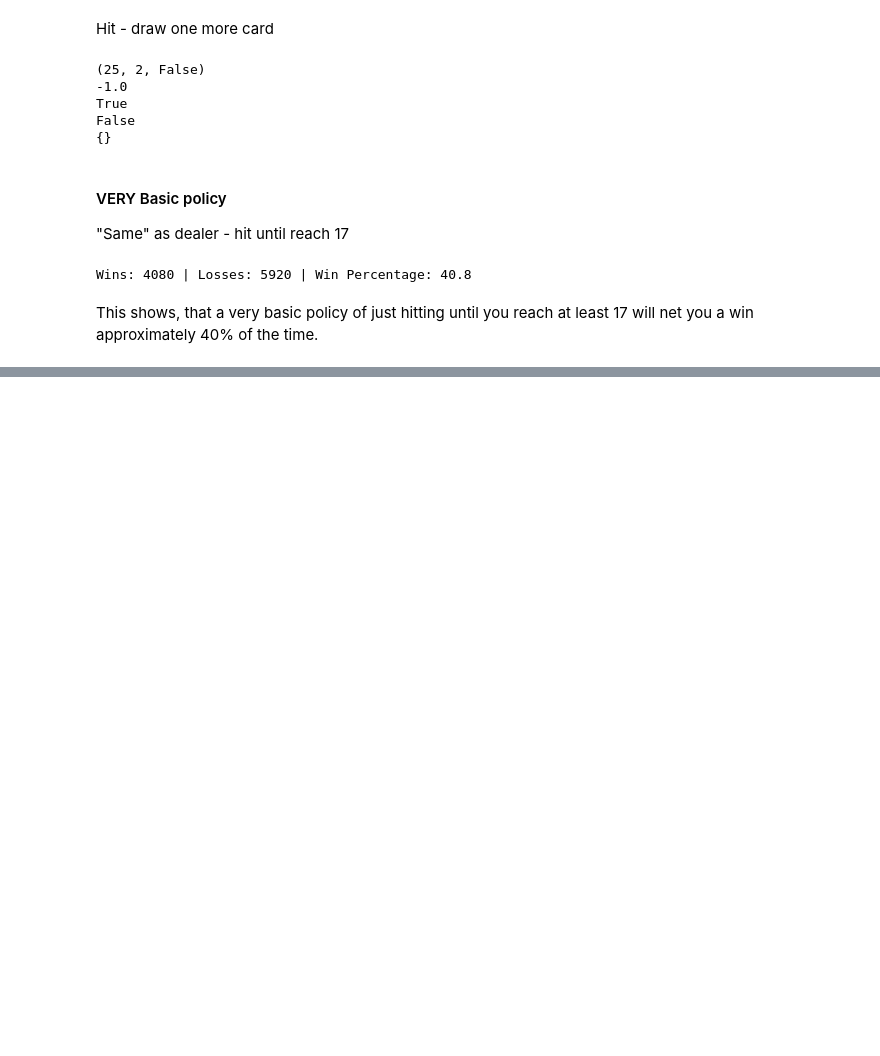
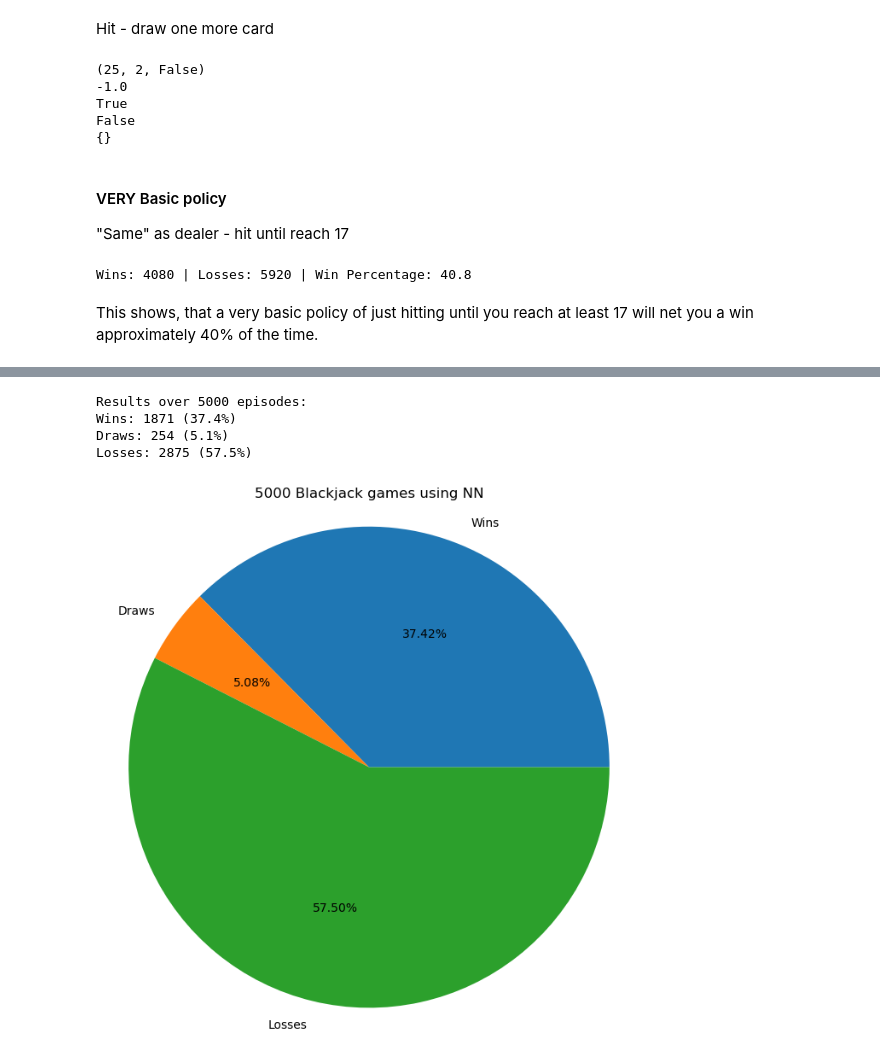
Before and after one commit to ChristianHougaardPedersen/MAL2, a Jupyter notebook: 4_Playing_Blackjack/blackjack.ipynb, the cells around one changed output, grey strips where cells are left out. Saved outputs shown, nothing was run; the diff lists cells and outputs as text; code cells hidden in the pictures; blank space fills up the shorter version.

```diff
--- a/4_Playing_Blackjack/blackjack.ipynb
+++ b/4_Playing_Blackjack/blackjack.ipynb
@@ -93,0 +209,49 @@ This shows, that a very basic policy of just hitting until you reach at least 17
+# %%
+def evaluate_agent(agent, episodes):
+    wins = 0
+    draws = 0
+    losses = 0
+
+    for _ in range(episodes):
+        state = env.reset()[0]
+        state = normalize_state(state)
+        done = False
+
+        while not done:
+            state = np.array(state)
+            action = agent.predict(state[np.newaxis], verbose = 0)[0].argmax()
+            next_state, reward, done, _, _ = env.step(action)
+            state=next_state
+            state = normalize_state(next_state)
+
+        if reward > 0:
+            wins += 1
+        elif reward == 0:
+            draws += 1
+        else:
+            losses += 1
+
+    print(f"\nResults over {episodes} episodes:")
+    print(f"Wins: {wins} ({wins/episodes*100:.1f}%)")
+    print(f"Draws: {draws} ({draws/episodes*100:.1f}%)")
+    print(f"Losses: {losses} ({losses/episodes*100:.1f}%)")
+
+    return round(wins/episodes*100,2), round(draws/episodes*100,2), round(losses/episodes*100,2)
+# Evaluate the trained agent
+wins, draws, losses = evaluate_agent(model, number_of_episodes)
+# %% [output]
+Results over 5000 episodes:
+Wins: 1871 (37.4%)
+Draws: 254 (5.1%)
+Losses: 2875 (57.5%)
+# %%
+labels = ['Wins', 'Draws', 'Losses']
+values = [wins, draws, losses]
+
+fig, ax = plt.subplots(figsize=(8, 8))
+ax.pie(values, labels=labels, autopct='%1.2f%%')
+ax.axis('equal')  # Equal aspect ratio ensures that pie is circular.
+ax.set_title(f'{number_of_episodes} Blackjack games using NN')
+plt.show()
+# %% [output]
+[figure, added]
```
Also changed, not shown: parts of 12 cells of this notebook.
